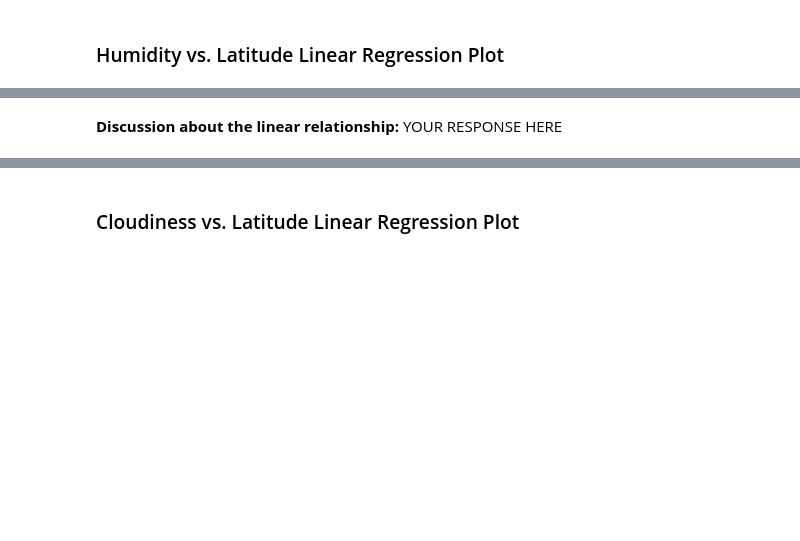
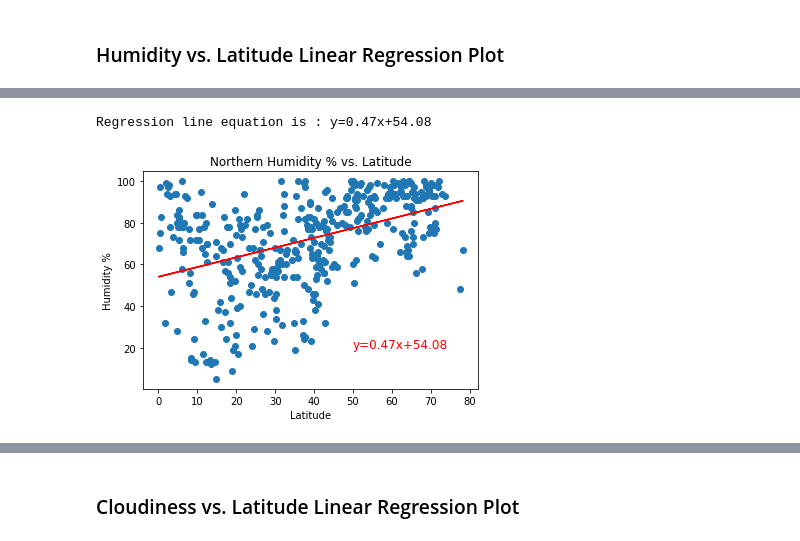
Before and after one commit to jthubert10/Module_6_APIs, a Jupyter notebook: starter_code/WeatherPy.ipynb, the cells around one changed output, grey strips where cells are left out. Cells and saved outputs as stored; diff of their text form; code cells hidden in the pictures; blank space fills up the shorter version.

```diff
--- a/starter_code/WeatherPy.ipynb
+++ b/starter_code/WeatherPy.ipynb
@@ -350,2 +356,11 @@ The r-value is: 0.0002808747046324607
-# %% [markdown]
-**Discussion about the linear relationship:** YOUR RESPONSE HERE
+# %%
+# Northern Hemisphere
+plot = lin_regress(northern_hemi_df["Lat"], northern_hemi_df["Humidity"], (50,20))
+plt.xlabel("Latitude")
+plt.ylabel("Humidity %")
+plt.title("Northern Humidity % vs. Latitude")
+
+plt.show()
+# %% [output]
+Regression line equation is : y=0.47x+54.08
+[figure, added]
```
Also changed, not shown: parts of 33 cells of this notebook, 6 other files.
